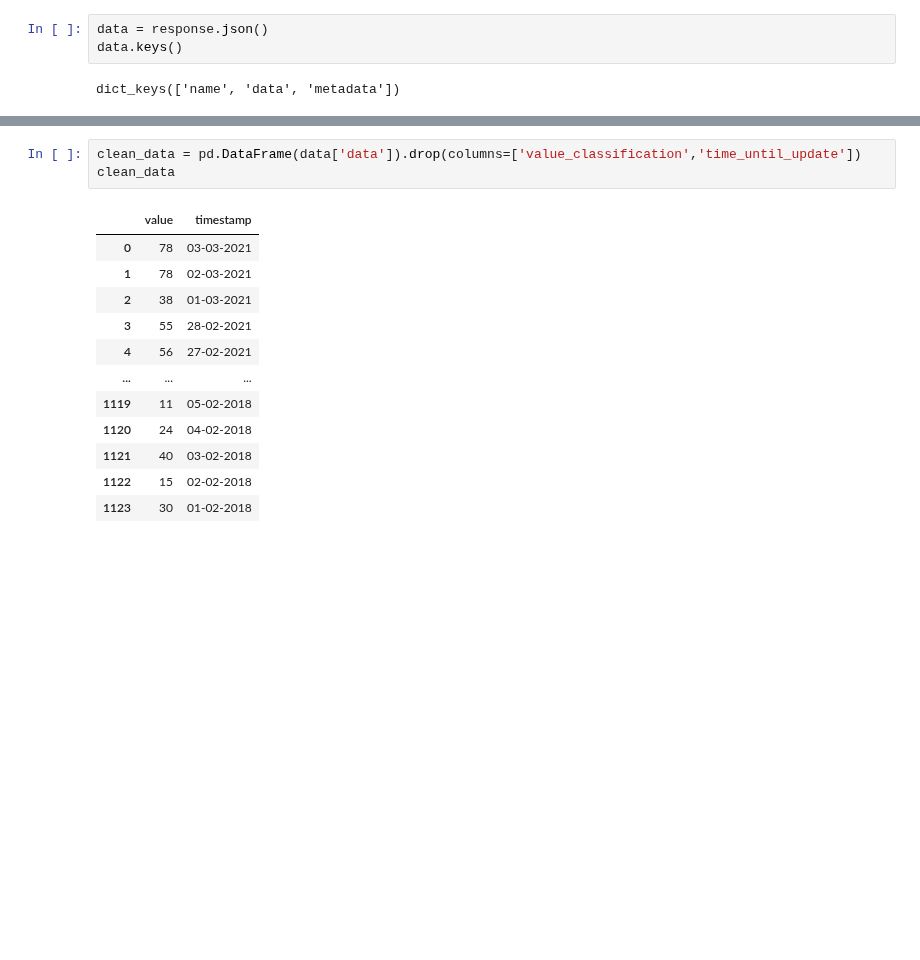
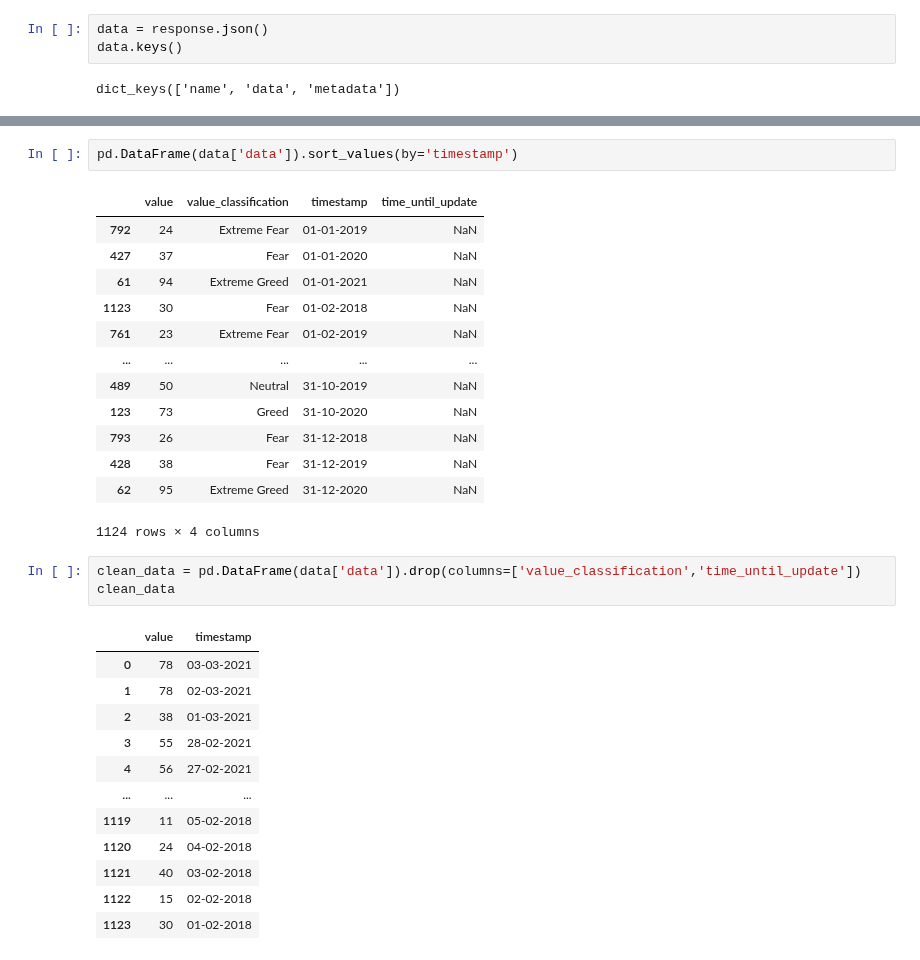
Before and after one commit to Dmunozig/crypto_sentiment, a Jupyter notebook: notebooks/Diego_EDA_notebook.ipynb, the cells around one changed output, grey strips where cells are left out. Cells and saved outputs as stored; diff of their text form; blank space fills up the shorter version.

```diff
--- a/notebooks/Diego_EDA_notebook.ipynb
+++ b/notebooks/Diego_EDA_notebook.ipynb
@@ -42,6 +42,22 @@ data['data']
  {'value': '39', 'value_classification': 'Fear', 'timestamp': '09-06-2018'},
  {'value': '40', 'value_classification': 'Fear', 'timestamp': '08-06-2018'},
  ...]
+# %%
+pd.DataFrame(data['data']).sort_values(by='timestamp')
+# %% [output]
+|  | value | value_classification | timestamp | time_until_update |
+| 792 | 24 | Extreme Fear | 01-01-2019 | NaN |
+| 427 | 37 | Fear | 01-01-2020 | NaN |
+| 61 | 94 | Extreme Greed | 01-01-2021 | NaN |
+| 1123 | 30 | Fear | 01-02-2018 | NaN |
+| 761 | 23 | Extreme Fear | 01-02-2019 | NaN |
+| ... | ... | ... | ... | ... |
+| 489 | 50 | Neutral | 31-10-2019 | NaN |
+| 123 | 73 | Greed | 31-10-2020 | NaN |
+| 793 | 26 | Fear | 31-12-2018 | NaN |
+| 428 | 38 | Fear | 31-12-2019 | NaN |
+| 62 | 95 | Extreme Greed | 31-12-2020 | NaN |
+1124 rows × 4 columns
 # %%
 clean_data = pd.DataFrame(data['data']).drop(columns=['value_classification','time_until_update'])
 clean_data
```
Also changed, not shown: parts of 2 cells of this notebook, 3 other files.
